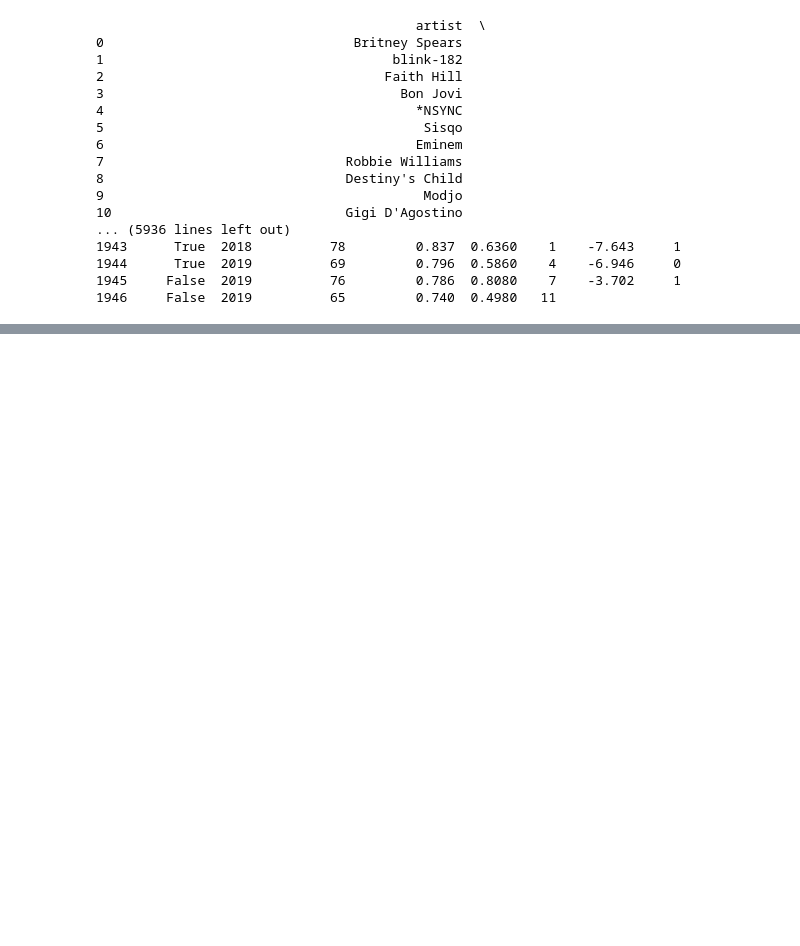
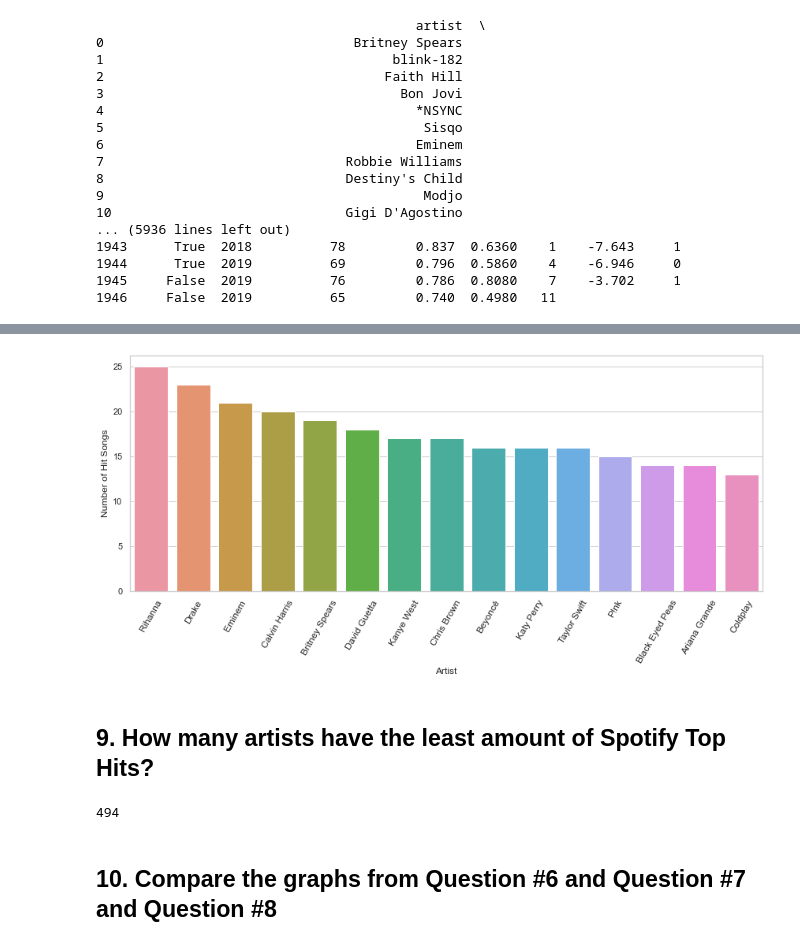
Before and after one commit to sulicace/HtH_Build_Summer_2022, a Jupyter notebook: Finding-an-Interesting-Dataset-SulamithCaceres/songs_data.ipynb, the cells around one changed output, grey strips where cells are left out. Drawn from its saved outputs; the diff is of its cells as text; code cells hidden in the pictures; blank space fills up the shorter version.

```diff
--- a/Finding-an-Interesting-Dataset-SulamithCaceres/songs_data.ipynb
+++ b/Finding-an-Interesting-Dataset-SulamithCaceres/songs_data.ipynb
@@ -27,0 +102,16 @@ song_data
+# %%
+artist_count = {} # making dictionary of artists and their number of hits
+
+for artist in song_data['artist'].unique():
+    count = song_data[ song_data['artist'] == artist].count().artist
+    artist_count[artist] = count
+
+sorted_artist_name = [] # sorted list of each artist's name
+sorted_artist_count = [] # sorted list of each artist's number of top hits
+for artist in sorted(artist_count, key=artist_count.get, reverse=True):
+    sorted_artist_count.append(artist_count[artist])
+    sorted_artist_name.append(artist)
+
+data = {'Artist':sorted_artist_name, 'Number of Hit Songs': sorted_artist_count} # creating new data frame
+artist_df = pd.DataFrame(data)
+artist_df
@@ -27,0 +136,24 @@ song_data
+# %%
+# Making bar plot
+top_artists = artist_df.iloc[:15] # getting top 15 artists
+
+plt.figure(figsize=(12,6)) # larger figure
+
+top_artists_plot = sns.barplot(x="Artist", y="Number of Hit Songs", data=top_artists)
+
+top_artists_plot.set_xticklabels(top_artists_plot.get_xticklabels(), rotation=60, ha="center") # rotating ticks
+top_artists_plot.set_xticklabels(top_artists_plot.get_xticklabels(), fontsize=12) # adjusting font size of ticks
+plt.tight_layout()
+plt.show()
+# %% [output]
+[figure, added]
+# %% [markdown]
+## 9. How many artists have the least amount of Spotify Top Hits?
+# %%
+last_artists = artist_df[artist_df["Number of Hit Songs"]==1]
+
+len(last_artists)
+# %% [output]
+494
+# %% [markdown]
+## 10. Compare the graphs from Question #6 and Question #7 and Question #8
```
Also changed, not shown: parts of 17 cells of this notebook, 4 other files.
